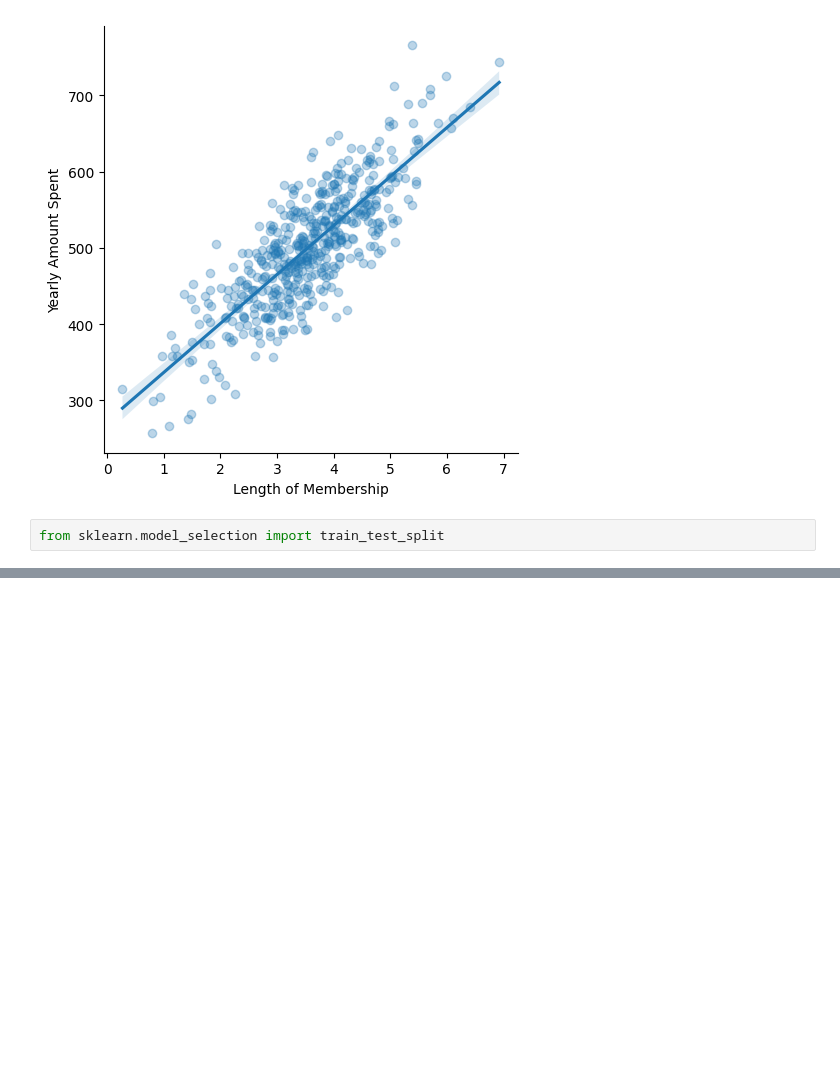
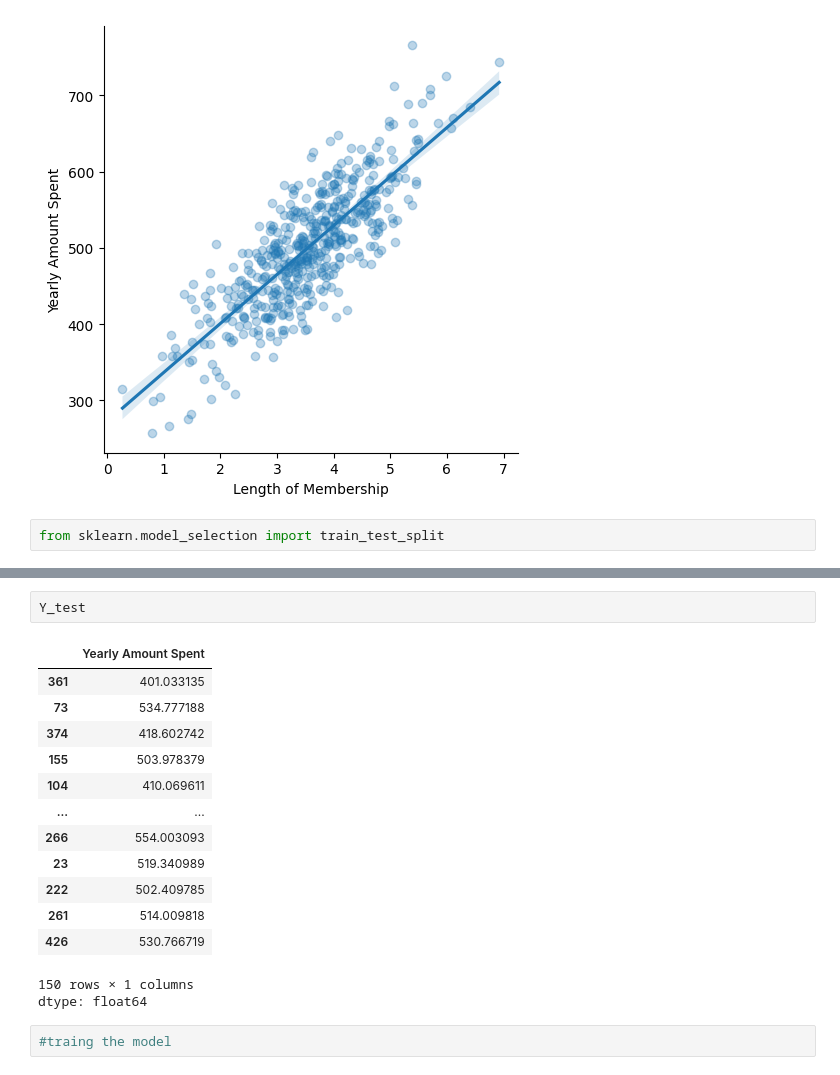
Before and after one commit to KulaniShobashi/linear-regression-model-in-python, a Jupyter notebook: E_commerce_Spending_Prediction.ipynb, the cells around one changed output, grey strips where cells are left out. Saved outputs shown, nothing was run; the diff lists cells and outputs as text; blank space fills up the shorter version.

Commit message:
trying the model

```diff
--- a/E_commerce_Spending_Prediction.ipynb
+++ b/E_commerce_Spending_Prediction.ipynb
@@ -70,0 +92,19 @@ from sklearn.model_selection import train_test_split
+# %%
+Y_test
+# %% [output]
+|  | Yearly Amount Spent |
+| 361 | 401.033135 |
+| 73 | 534.777188 |
+| 374 | 418.602742 |
+| 155 | 503.978379 |
+| 104 | 410.069611 |
+| ... | ... |
+| 266 | 554.003093 |
+| 23 | 519.340989 |
+| 222 | 502.409785 |
+| 261 | 514.009818 |
+| 426 | 530.766719 |
+150 rows × 1 columns
+dtype: float64
+# %%
+#traing the model
```
Also changed, not shown: parts of 3 cells of this notebook.
